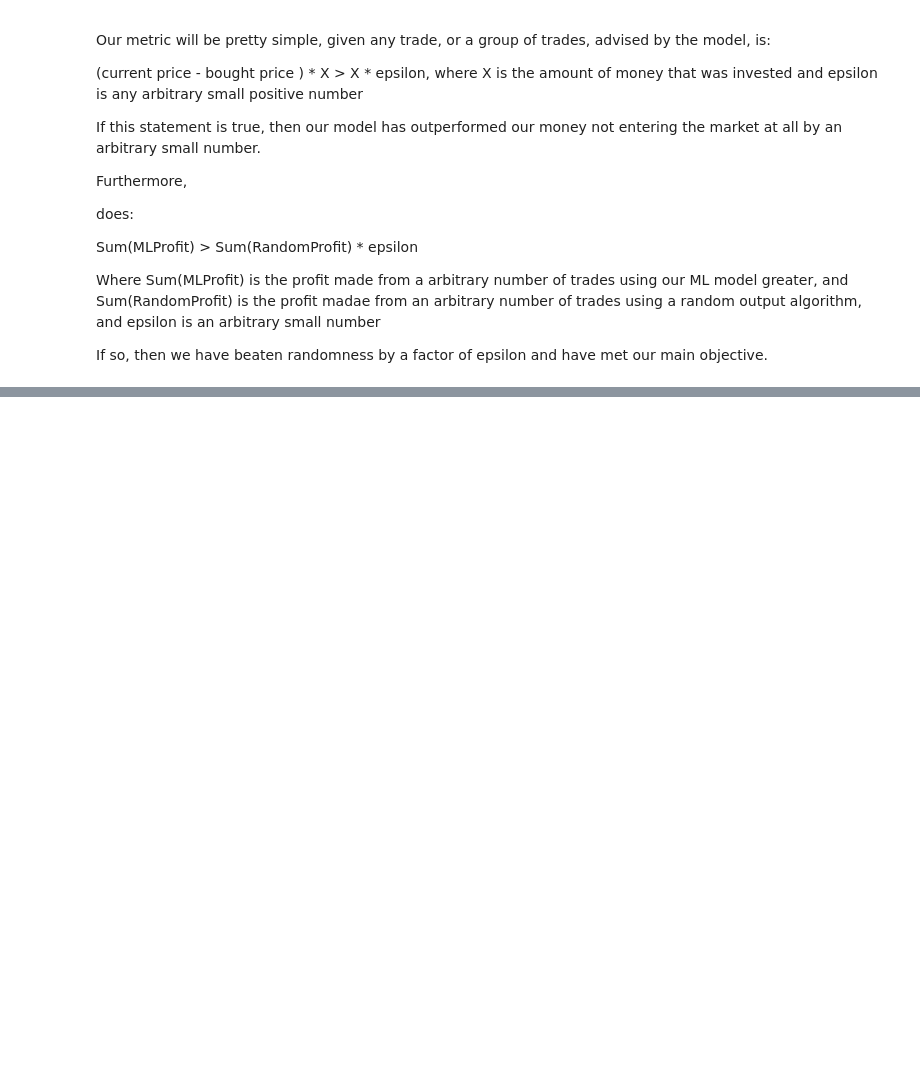
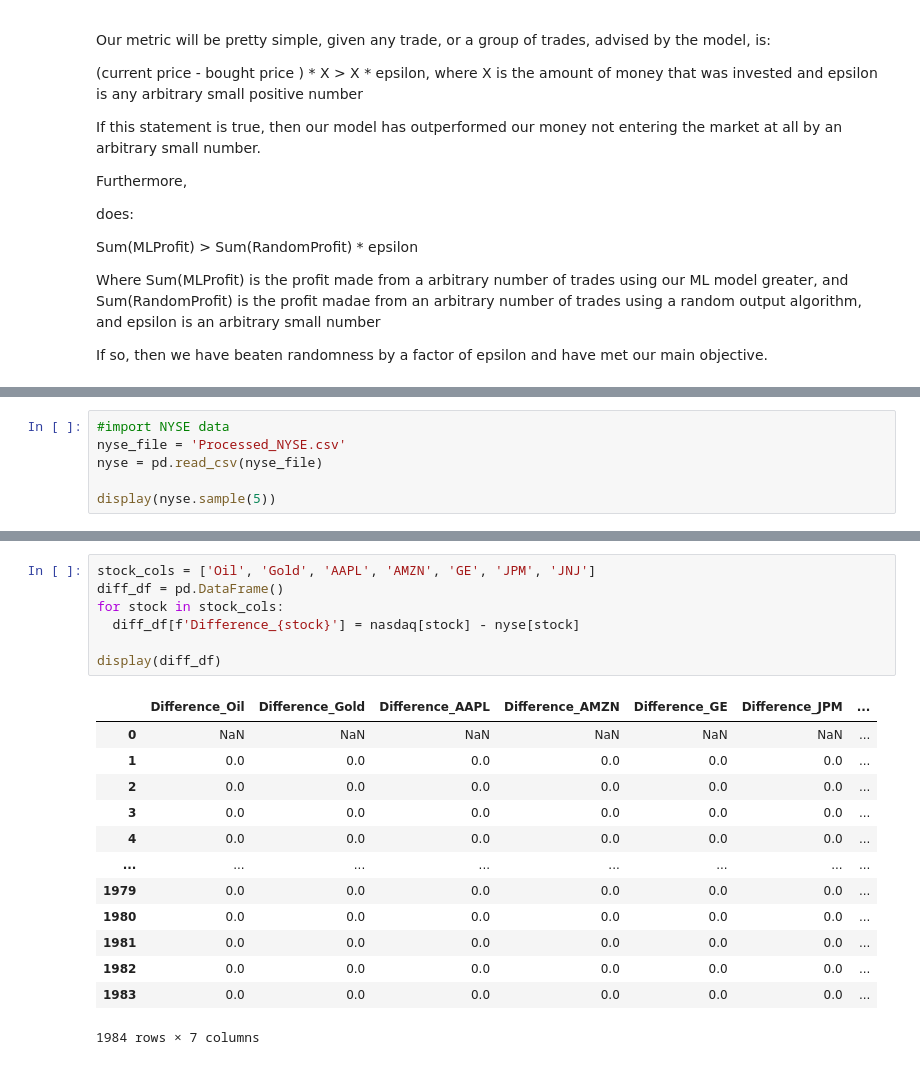
Before and after one commit to cmelende/CS5262-50_Assignment1, a Jupyter notebook: assignment1.ipynb, the cells around one changed output, grey strips where cells are left out. Cells and saved outputs as stored; diff of their text form; blank space fills up the shorter version.

```diff
--- a/assignment1.ipynb
+++ b/assignment1.ipynb
@@ -48,0 +63,6 @@ If so, then we have beaten randomness by a factor of epsilon and have met our ma
+# %%
+#import NYSE data
+nyse_file = 'Processed_NYSE.csv'
+nyse = pd.read_csv(nyse_file)
+
+display(nyse.sample(5))
@@ -48,0 +112,21 @@ If so, then we have beaten randomness by a factor of epsilon and have met our ma
+# %%
+stock_cols = ['Oil', 'Gold', 'AAPL', 'AMZN', 'GE', 'JPM', 'JNJ']
+diff_df = pd.DataFrame()
+for stock in stock_cols:
+  diff_df[f'Difference_{stock}'] = nasdaq[stock] - nyse[stock]
+
+display(diff_df)
+# %% [output]
+|  | Difference_Oil | Difference_Gold | Difference_AAPL | Difference_AMZN | Difference_GE | Difference_JPM | ... |
+| 0 | NaN | NaN | NaN | NaN | NaN | NaN | ... |
+| 1 | 0.0 | 0.0 | 0.0 | 0.0 | 0.0 | 0.0 | ... |
+| 2 | 0.0 | 0.0 | 0.0 | 0.0 | 0.0 | 0.0 | ... |
+| 3 | 0.0 | 0.0 | 0.0 | 0.0 | 0.0 | 0.0 | ... |
+| 4 | 0.0 | 0.0 | 0.0 | 0.0 | 0.0 | 0.0 | ... |
+| ... | ... | ... | ... | ... | ... | ... | ... |
+| 1979 | 0.0 | 0.0 | 0.0 | 0.0 | 0.0 | 0.0 | ... |
+| 1980 | 0.0 | 0.0 | 0.0 | 0.0 | 0.0 | 0.0 | ... |
+| 1981 | 0.0 | 0.0 | 0.0 | 0.0 | 0.0 | 0.0 | ... |
+| 1982 | 0.0 | 0.0 | 0.0 | 0.0 | 0.0 | 0.0 | ... |
+| 1983 | 0.0 | 0.0 | 0.0 | 0.0 | 0.0 | 0.0 | ... |
+1984 rows × 7 columns
```
Also changed, not shown: parts of 8 cells of this notebook.
